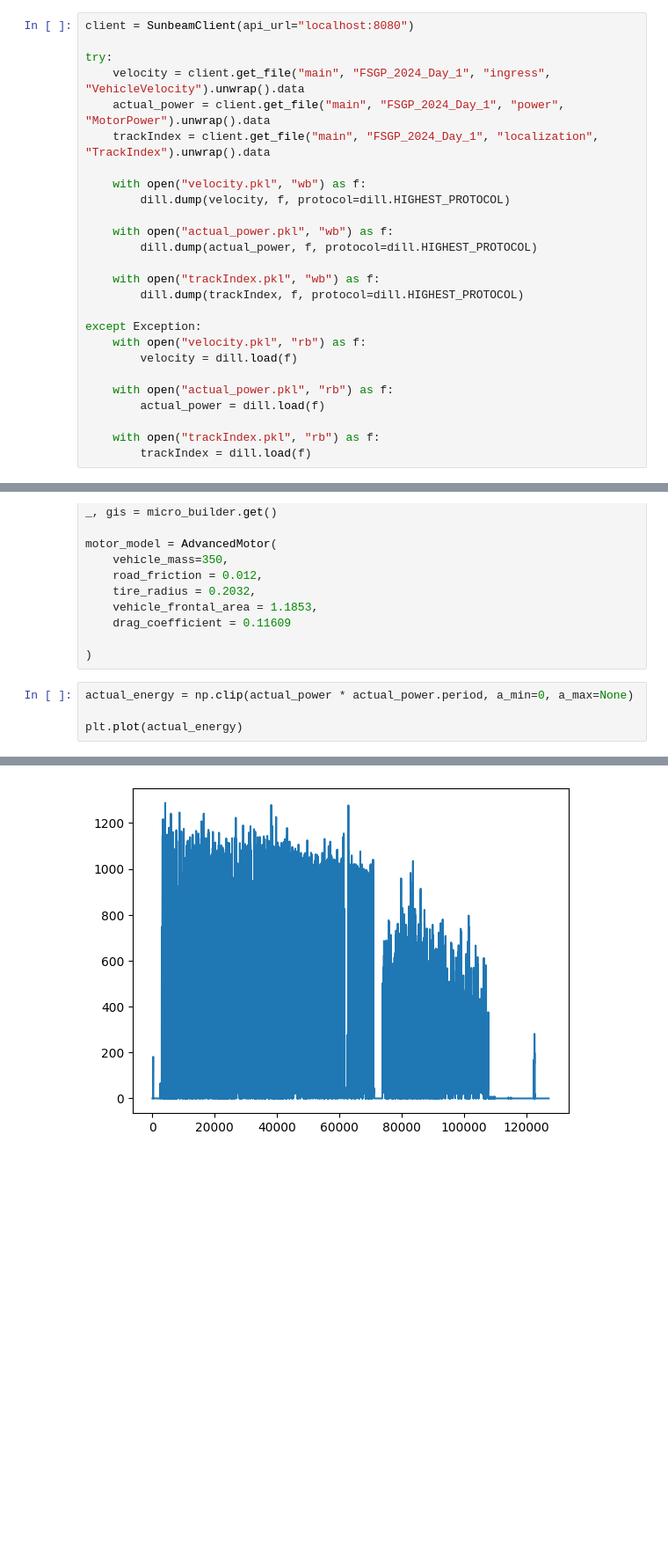
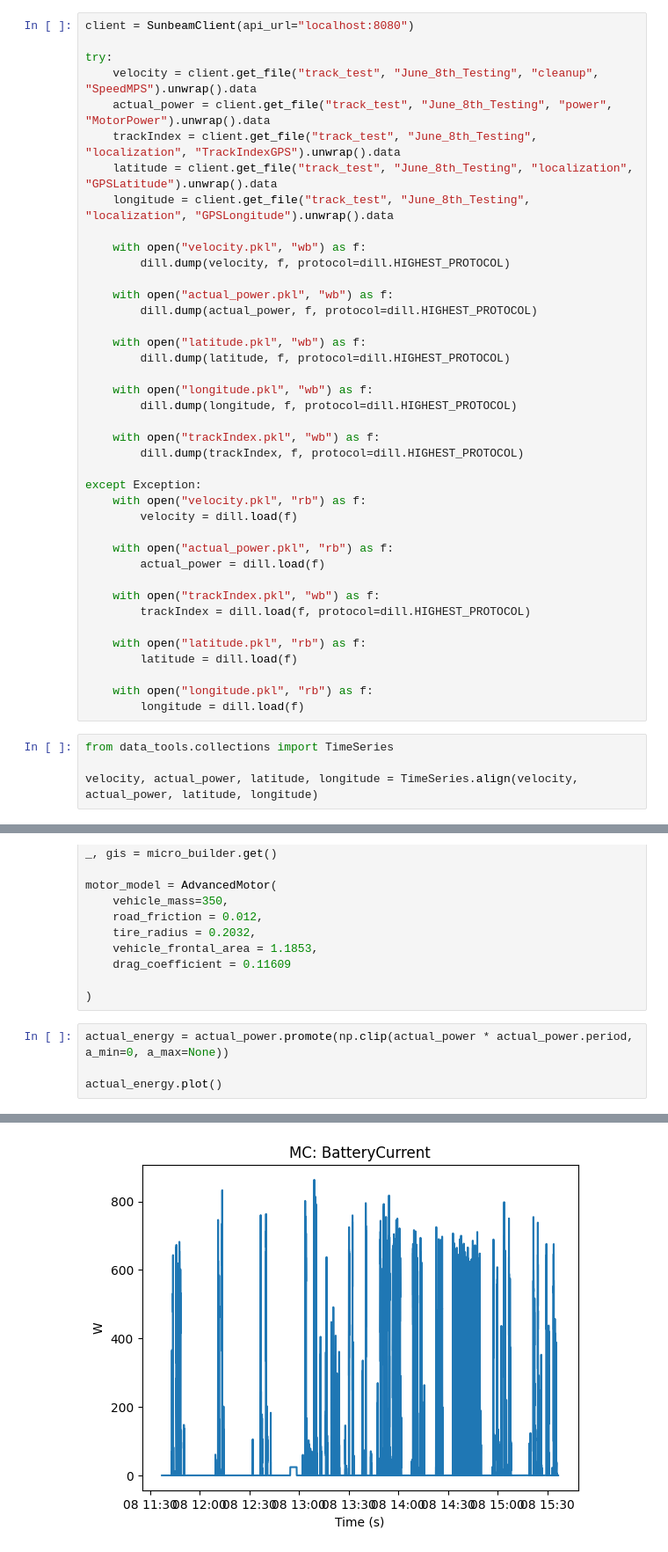
Before and after one commit to UBC-Solar/Simulation, a Jupyter notebook: motor_fitting.ipynb, the cells around one changed output, grey strips where cells are left out. Shown at 88% size. Drawn from its saved outputs; the diff is of its cells as text; blank space fills up the shorter version.

```diff
--- a/motor_fitting.ipynb
+++ b/motor_fitting.ipynb
@@ -9,15 +10,23 @@ import dill
 client = SunbeamClient(api_url="localhost:8080")
 
 try:
-    velocity = client.get_file("main", "FSGP_2024_Day_1", "ingress", "VehicleVelocity").unwrap().data
-    actual_power = client.get_file("main", "FSGP_2024_Day_1", "power", "MotorPower").unwrap().data
-    trackIndex = client.get_file("main", "FSGP_2024_Day_1", "localization", "TrackIndex").unwrap().data
+    velocity = client.get_file("track_test", "June_8th_Testing", "cleanup", "SpeedMPS").unwrap().data
+    actual_power = client.get_file("track_test", "June_8th_Testing", "power", "MotorPower").unwrap().data
+    trackIndex = client.get_file("track_test", "June_8th_Testing", "localization", "TrackIndexGPS").unwrap().data
+    latitude = client.get_file("track_test", "June_8th_Testing", "localization", "GPSLatitude").unwrap().data
+    longitude = client.get_file("track_test", "June_8th_Testing", "localization", "GPSLongitude").unwrap().data
 
     with open("velocity.pkl", "wb") as f:
         dill.dump(velocity, f, protocol=dill.HIGHEST_PROTOCOL)
 
     with open("actual_power.pkl", "wb") as f:
         dill.dump(actual_power, f, protocol=dill.HIGHEST_PROTOCOL)
+
+    with open("latitude.pkl", "wb") as f:
+        dill.dump(latitude, f, protocol=dill.HIGHEST_PROTOCOL)
+
+    with open("longitude.pkl", "wb") as f:
+        dill.dump(longitude, f, protocol=dill.HIGHEST_PROTOCOL)
 
     with open("trackIndex.pkl", "wb") as f:
         dill.dump(trackIndex, f, protocol=dill.HIGHEST_PROTOCOL)
@@ -29,8 +38,18 @@ except Exception:
     with open("actual_power.pkl", "rb") as f:
         actual_power = dill.load(f)
 
-    with open("trackIndex.pkl", "rb") as f:
-        trackIndex = dill.load(f)
+    with open("trackIndex.pkl", "wb") as f:
+        trackIndex = dill.load(f, protocol=dill.HIGHEST_PROTOCOL)
+
+    with open("latitude.pkl", "rb") as f:
+        latitude = dill.load(f)
+
+    with open("longitude.pkl", "rb") as f:
+        longitude = dill.load(f)
+# %%
+from data_tools.collections import TimeSeries
+
+velocity, actual_power, latitude, longitude = TimeSeries.align(velocity, actual_power, latitude, longitude)
 # %%
 from micro_strategy import MicroModelBuilder, load_configs
 
@@ -59,7 +78,7 @@ motor_model = AdvancedMotor(
 
 )
 # %%
-actual_energy = np.clip(actual_power * actual_power.period, a_min=0, a_max=None)
+actual_energy = actual_power.promote(np.clip(actual_power * actual_power.period, a_min=0, a_max=None))
 
-plt.plot(actual_energy)
+actual_energy.plot()
 # %% [output]
@@ -67,2 +85,2 @@ plt.plot(actual_energy)
-[figure, old version]
+[figure, new version]
 # %%
```
Also changed, not shown: parts of 8 cells of this notebook, 5 other files.
